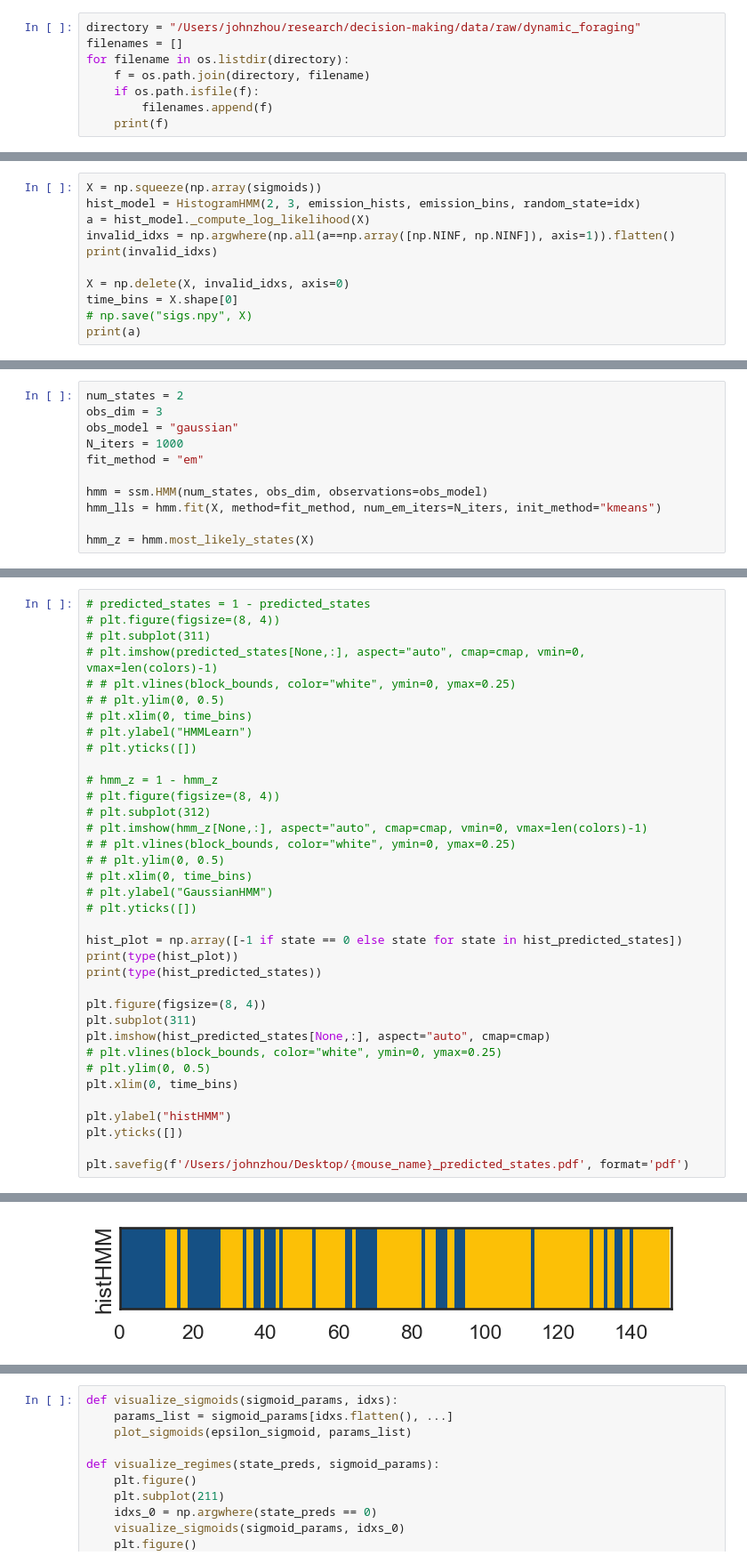
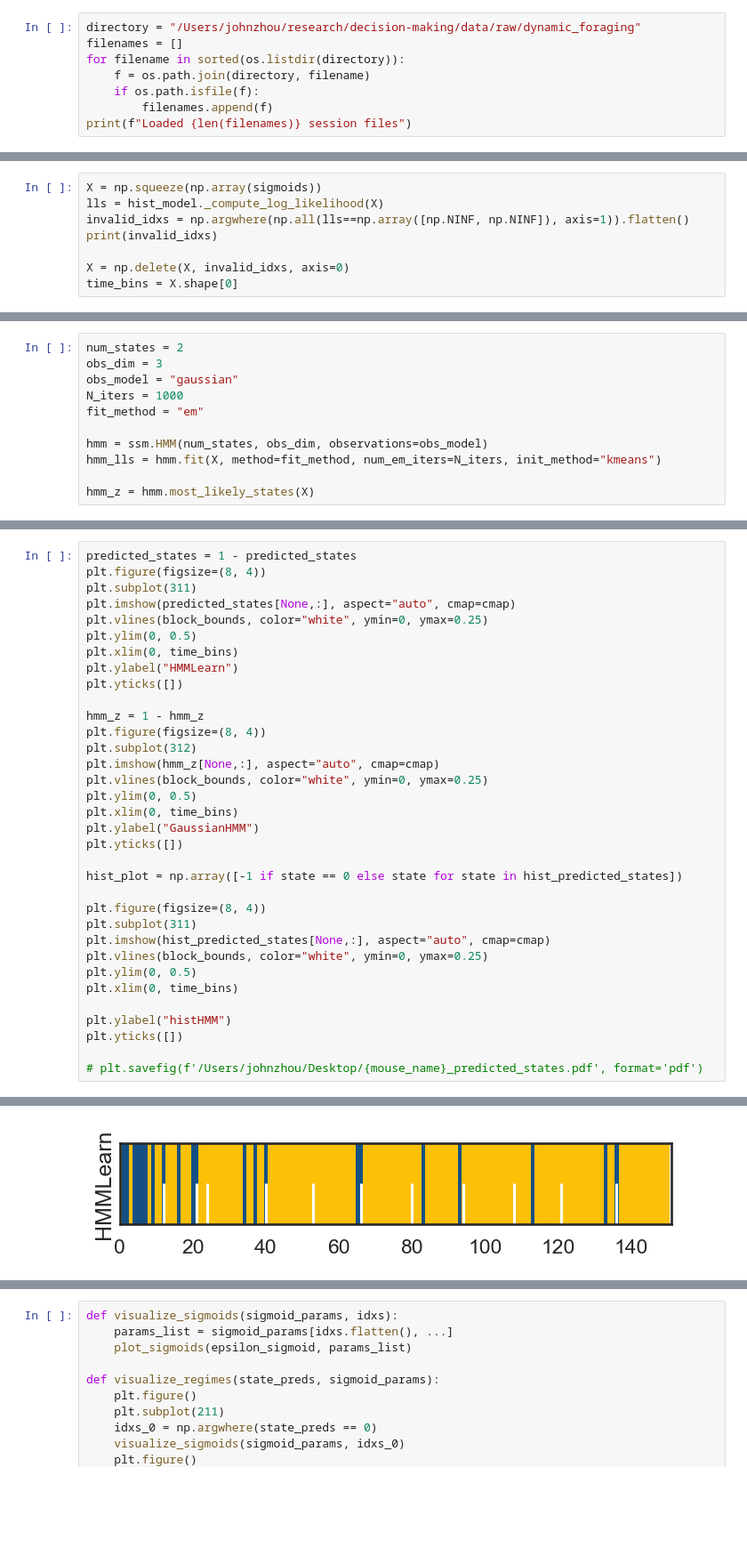
Before and after one commit to johnlyzhou/decision-making, a Jupyter notebook: notebooks/jlz-dev-realdata.ipynb, the cells around one changed output, grey strips where cells are left out. Shown at 89% size. Drawn from its saved outputs; the diff is of its cells as text; blank space fills up the shorter version.

```diff
--- a/notebooks/jlz-dev-realdata.ipynb
+++ b/notebooks/jlz-dev-realdata.ipynb
@@ -52,9 +47,9 @@ from src.utils import blockify, build_config, normalize_choice_block_side, avera
 # %%
 directory = "/Users/johnzhou/research/decision-making/data/raw/dynamic_foraging"
 filenames = []
-for filename in os.listdir(directory):
+for filename in sorted(os.listdir(directory)):
     f = os.path.join(directory, filename)
     if os.path.isfile(f):
         filenames.append(f)
-    print(f)
+print(f"Loaded {len(filenames)} session files")
 # %% [output]
@@ -174,13 +136,10 @@ emission_bins = [mf_bins, mb_bins]
 # %%
 X = np.squeeze(np.array(sigmoids))
-hist_model = HistogramHMM(2, 3, emission_hists, emission_bins, random_state=idx)
-a = hist_model._compute_log_likelihood(X)
-invalid_idxs = np.argwhere(np.all(a==np.array([np.NINF, np.NINF]), axis=1)).flatten()
+lls = hist_model._compute_log_likelihood(X)
+invalid_idxs = np.argwhere(np.all(lls==np.array([np.NINF, np.NINF]), axis=1)).flatten()
 print(invalid_idxs)
 
 X = np.delete(X, invalid_idxs, axis=0)
 time_bins = X.shape[0]
-# np.save("sigs.npy", X)
-print(a)
 # %% [output]
 []
@@ -293,37 +246,35 @@ hmm_z = hmm.most_likely_states(X)
 # %%
-# predicted_states = 1 - predicted_states
-# plt.figure(figsize=(8, 4))
-# plt.subplot(311)
-# plt.imshow(predicted_states[None,:], aspect="auto", cmap=cmap, vmin=0, vmax=len(colors)-1)
-# # plt.vlines(block_bounds, color="white", ymin=0, ymax=0.25)
-# # plt.ylim(0, 0.5)
-# plt.xlim(0, time_bins)
-# plt.ylabel("HMMLearn")
-# plt.yticks([])
+predicted_states = 1 - predicted_states
+plt.figure(figsize=(8, 4))
+plt.subplot(311)
+plt.imshow(predicted_states[None,:], aspect="auto", cmap=cmap)
+plt.vlines(block_bounds, color="white", ymin=0, ymax=0.25)
+plt.ylim(0, 0.5)
+plt.xlim(0, time_bins)
+plt.ylabel("HMMLearn")
+plt.yticks([])
 
-# hmm_z = 1 - hmm_z
-# plt.figure(figsize=(8, 4))
-# plt.subplot(312)
-# plt.imshow(hmm_z[None,:], aspect="auto", cmap=cmap, vmin=0, vmax=len(colors)-1)
-# # plt.vlines(block_bounds, color="white", ymin=0, ymax=0.25)
-# # plt.ylim(0, 0.5)
-# plt.xlim(0, time_bins)
-# plt.ylabel("GaussianHMM")
-# plt.yticks([])
+hmm_z = 1 - hmm_z
+plt.figure(figsize=(8, 4))
+plt.subplot(312)
+plt.imshow(hmm_z[None,:], aspect="auto", cmap=cmap)
+plt.vlines(block_bounds, color="white", ymin=0, ymax=0.25)
+plt.ylim(0, 0.5)
+plt.xlim(0, time_bins)
+plt.ylabel("GaussianHMM")
+plt.yticks([])
 
 hist_plot = np.array([-1 if state == 0 else state for state in hist_predicted_states])
-print(type(hist_plot))
-print(type(hist_predicted_states))
 
 plt.figure(figsize=(8, 4))
 plt.subplot(311)
 plt.imshow(hist_predicted_states[None,:], aspect="auto", cmap=cmap)
-# plt.vlines(block_bounds, color="white", ymin=0, ymax=0.25)
-# plt.ylim(0, 0.5)
+plt.vlines(block_bounds, color="white", ymin=0, ymax=0.25)
+plt.ylim(0, 0.5)
 plt.xlim(0, time_bins)
 
 plt.ylabel("histHMM")
 plt.yticks([])
 
-plt.savefig(f'/Users/johnzhou/Desktop/{mouse_name}_predicted_states.pdf', format='pdf')
+# plt.savefig(f'/Users/johnzhou/Desktop/{mouse_name}_predicted_states.pdf', format='pdf')
 # %% [output]
@@ -332 +282 @@ plt.savefig(f'/Users/johnzhou/Desktop/{mouse_name}_predicted_states.pdf', format
-[figure, old version]
+[figure, new version]
```
Also changed, not shown: parts of 35 cells of this notebook, 2 other files.
